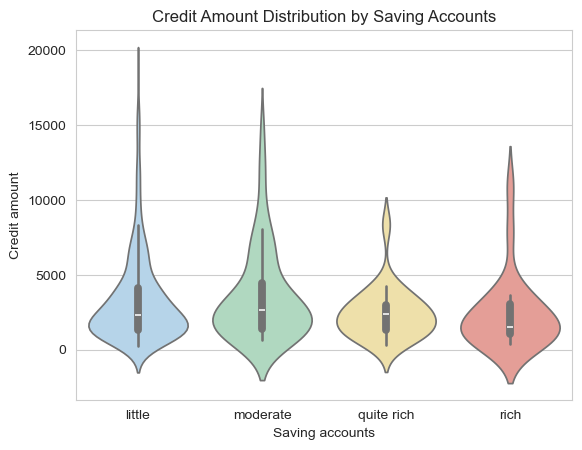
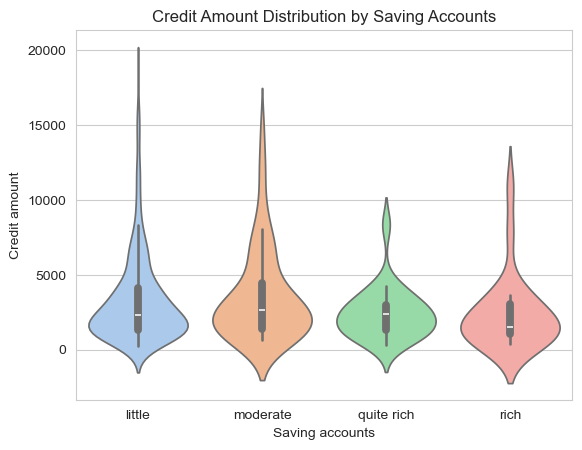
The notebook cell's code change between the first figure and the second:
--- before
+++ after
@@ -1,4 +1,6 @@
+n = df["Saving accounts"].nunique()
 sns.violinplot(data=df, x="Saving accounts", y="Credit amount",
-               hue="Saving accounts", legend=False, palette=PASTEL)
+               hue="Saving accounts", legend=False,
+               palette=sns.color_palette("pastel", n_colors=n))
 plt.title("Credit Amount Distribution by Saving Accounts")
 plt.show()

Commit: Fix palette warnings and remove deprecated XGBoost parameter